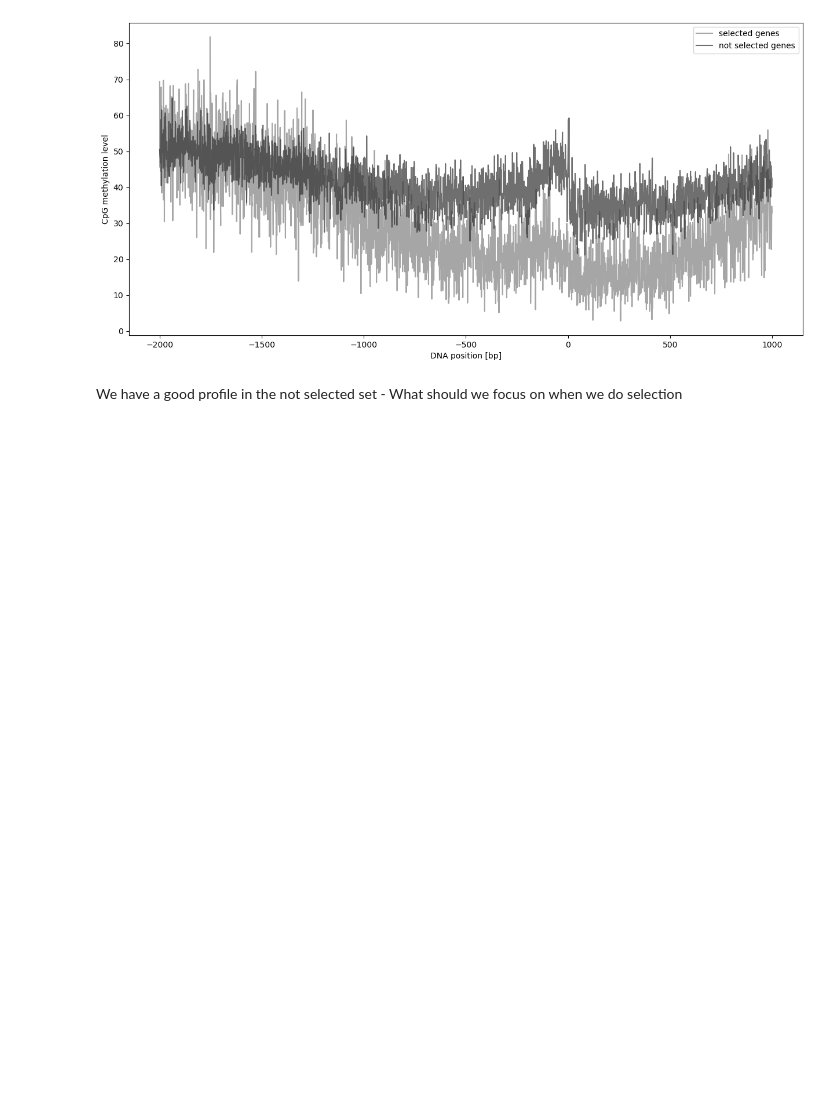
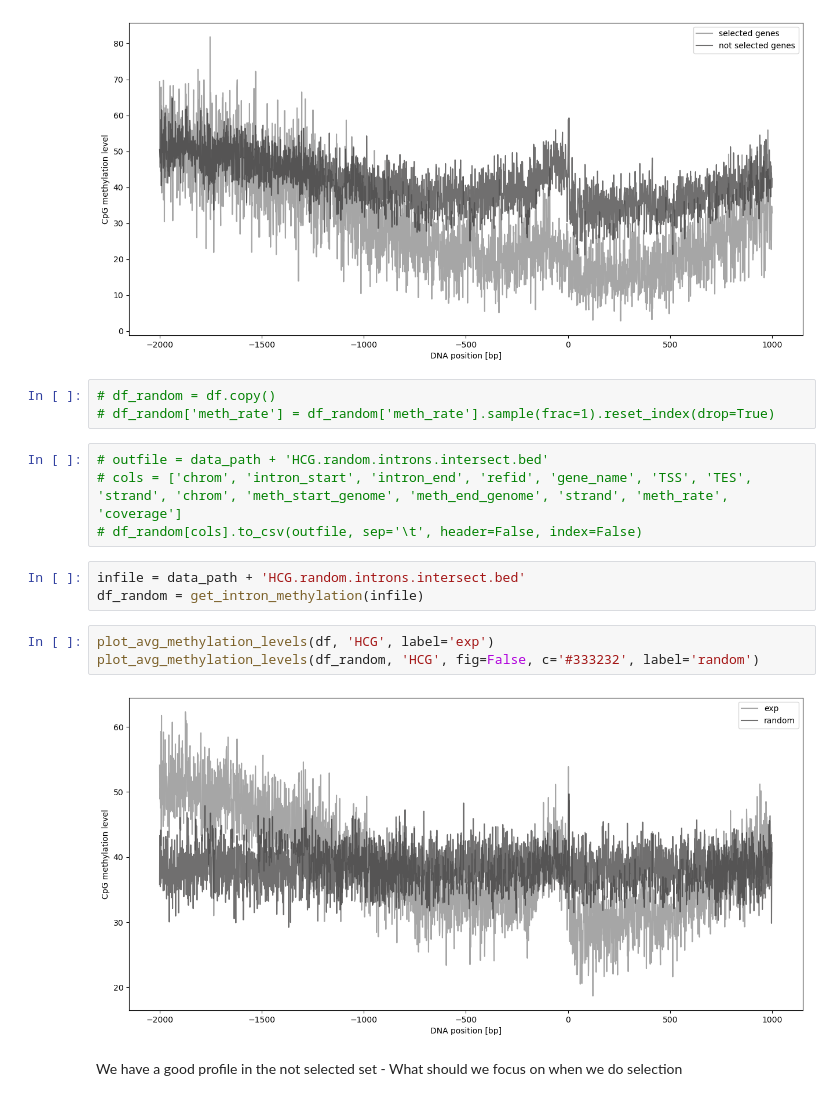
Before and after one commit to kevingeo11/DNA-Methylation-patterns, a Jupyter notebook: Codes/notebooks/introns_analysis.ipynb, the cells around one changed output. Saved outputs shown, nothing was run; the diff lists cells and outputs as text; blank space fills up the shorter version.

```diff
--- a/Codes/notebooks/introns_analysis.ipynb
+++ b/Codes/notebooks/introns_analysis.ipynb
@@ -886,6 +881,21 @@ plot_avg_methylation_levels(df, 'HCG', select_genes=selected_genes, fig = True,
 plot_avg_methylation_levels(df, 'HCG', select_genes=not_selected_genes, fig = False, c = '#333232', label = 'not selected genes')
 # %% [output]
 [figure]
+# %%
+# df_random = df.copy()
+# df_random['meth_rate'] = df_random['meth_rate'].sample(frac=1).reset_index(drop=True)
+# %%
+# outfile = data_path + 'HCG.random.introns.intersect.bed'
+# cols = ['chrom', 'intron_start', 'intron_end', 'refid', 'gene_name', 'TSS', 'TES', 'strand', 'chrom', 'meth_start_genome', 'meth_end_genome', 'strand', 'meth_rate', 'coverage']
+# df_random[cols].to_csv(outfile, sep='\t', header=False, index=False)
+# %%
+infile = data_path + 'HCG.random.introns.intersect.bed'
+df_random = get_intron_methylation(infile)
+# %%
+plot_avg_methylation_levels(df, 'HCG', label='exp')
+plot_avg_methylation_levels(df_random, 'HCG', fig=False, c='#333232', label='random')
+# %% [output]
+[figure, added]
 # %% [markdown]
 We have a good profile in the not selected set - What should we focus on when we do selection
 # %% [markdown]
```
Also changed, not shown: parts of 55 cells of this notebook, 9 other files.
